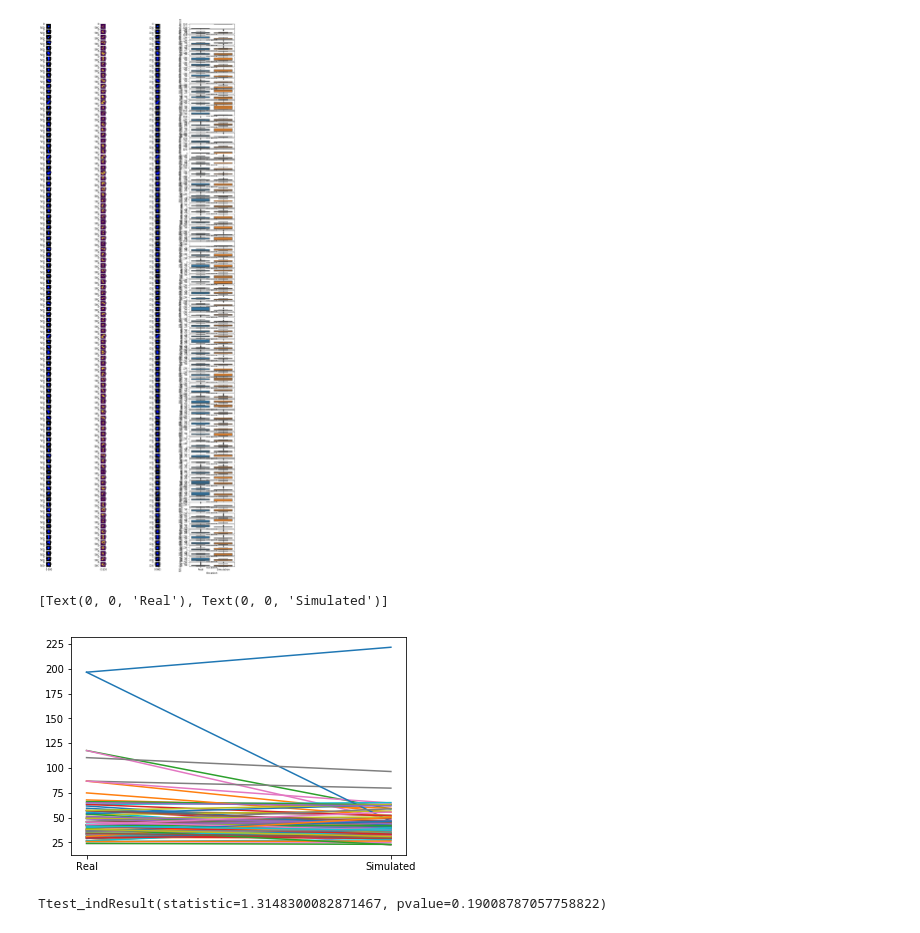
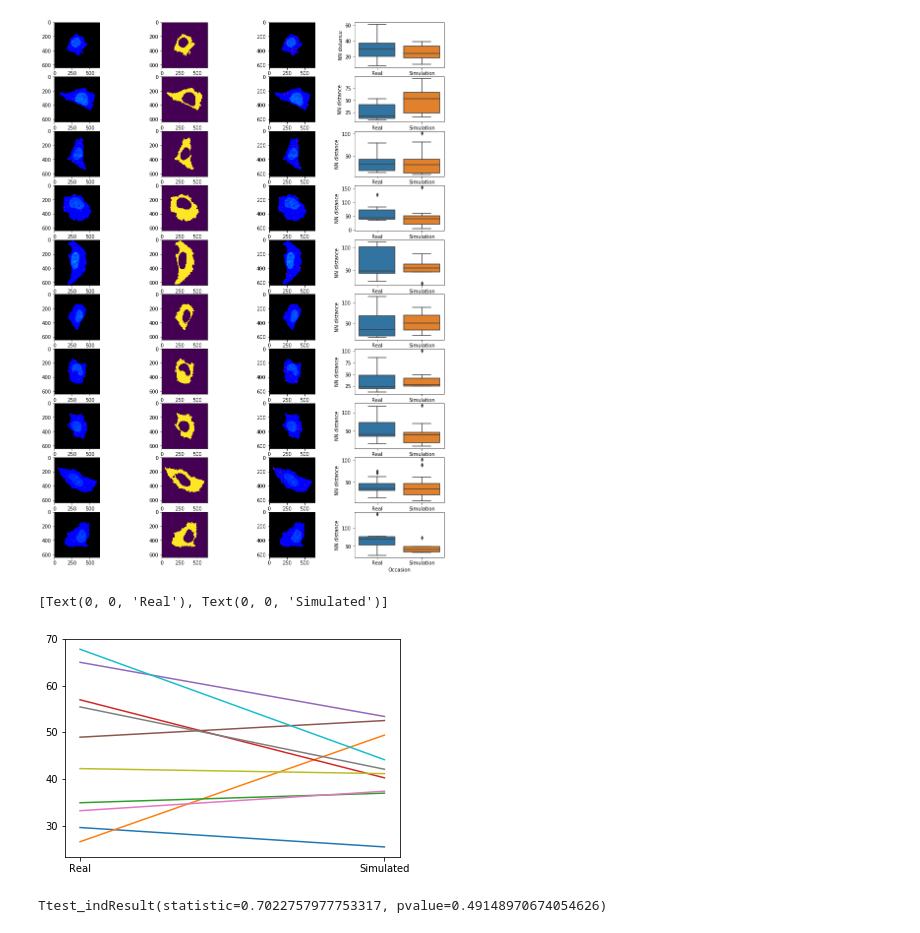
Before and after one commit to jluethi/p-body-randomness, a Jupyter notebook: notebooks/Main.ipynb, the cells around one changed output. Drawn from its saved outputs; the diff is of its cells as text; code cells hidden in the pictures.

```diff
--- a/notebooks/Main.ipynb
+++ b/notebooks/Main.ipynb
@@ -22,8 +22,8 @@ from p_body_randomness.metrics import nearest_neighbor_distance
 
 
 TEMPLATE_PATH = '../data/input_data/20180606-SLP_Multiplexing_p1_C03_x00{x}_y000_z000_t000_{image_type}_Label{label}.png'
-NUM_IMAGES = 100
-MIN_CENTROIDS = 2
+NUM_IMAGES = 10
+MIN_CENTROIDS = 5
 
 image_types = {'pbodies': '13_Pbody_Segm', 'protein': '13_Succs', 'cellmask': 'segmentation', 'dapi': '2_DAPI'}
 
@@ -36,7 +36,7 @@ while len(images) < NUM_IMAGES:
         if len(extract_centroids(cv2.imread(TEMPLATE_PATH.format(**candidate, image_type=image_types['pbodies']), 0))) >= MIN_CENTROIDS:
             images.append(candidate)
 # %%
-fig, axes = plt.subplots(ncols=4, nrows=NUM_IMAGES, figsize=(15, 100))
+fig, axes = plt.subplots(ncols=4, nrows=NUM_IMAGES, figsize=(15, 20))
 
 real_distances = []
 simulated_distances = []
@@ -52,34 +52,34 @@ for i in range(NUM_IMAGES):
     full_image[:, :, 0] = pbodies_image
     full_image[:, :, 1] = dapi_image
     full_image[:, :, 2] = cellmask_image
     axes[i, 0].imshow(full_image)
 
     centroids = extract_centroids(pbodies_image)
     # plot the sample area
     cytoplasmic_mask = extract_sample_area(cellmask_image, dapi_image)
     axes[i, 1].imshow(cytoplasmic_mask)
 
     # plot the sampled pbodies
     sampled_pbodies = sample_pbodies(cytoplasmic_mask, len(centroids), area_fn=lambda: 100)
 
     sampled_image = np.zeros((*pbodies_image.shape, 3), dtype=np.uint8)
     sampled_image[:, :, 1] = dapi_image
     sampled_image[:, :, 2] = cellmask_image
 
     for sampled_pbody in sampled_pbodies:
         cv2.circle(sampled_image, (sampled_pbody[0], sampled_pbody[1]), int(sqrt(sampled_pbody[2]/pi)), (255, 0, 0), -1)
 
     axes[i, 2].imshow(sampled_image)
 
     real_distances.append(nearest_neighbor_distance(centroids))
     simulated_distances.append(nearest_neighbor_distance(sampled_pbodies))
     # TODO now plot the distribution of real and simulated distances
     df = pd.melt(pd.DataFrame({'Real': real_distances[-1],
                        'Simulation': simulated_distances[-1]
                       }), id_vars=[], value_vars=['Real', 'Simulation'], value_name='NN distance', var_name='Occasion')
     sns.boxplot(data=df, x='Occasion', y='NN distance', ax=axes[i, 3])
 # %% [output]
-[figure, old version]
+[figure, new version]
 # %%
 # connected jitterplot!
 
@@ -92,8 +92,8 @@ ax.set_xticks([0, 1])
 ax.set_xticklabels(['Real', 'Simulated'])
 # %% [output]
 [Text(0, 0, 'Real'), Text(0, 0, 'Simulated')]
-[figure, old version]
+[figure, new version]
 # %%
-ttest_rel([np.mean(v) for v in real_distances], [np.mean(v) for v in simulated_distances])
+ttest_ind([np.mean(v) for v in real_distances], [np.mean(v) for v in simulated_distances])
 # %% [output]
-Ttest_indResult(statistic=1.3148300082871467, pvalue=0.19008787057758822)
+Ttest_indResult(statistic=0.7022757977753317, pvalue=0.49148970674054626)
```
